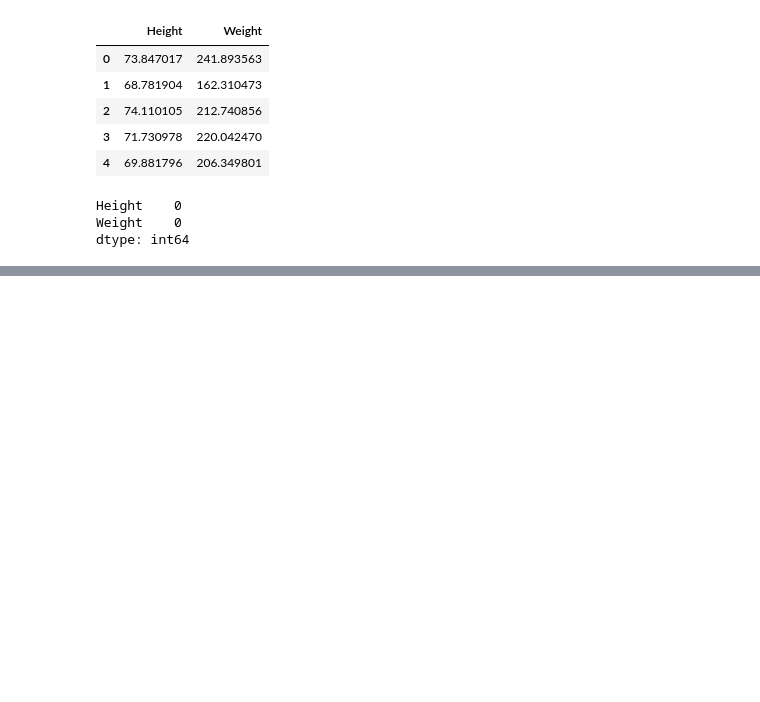
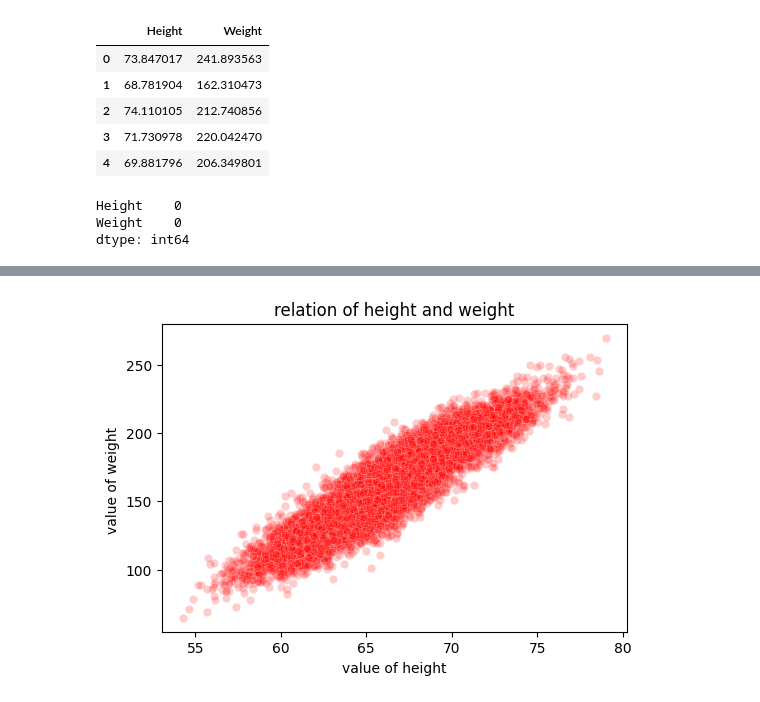
Before and after one commit to SajibSaha3/Weight_prediction, a Jupyter notebook: weight_prediction.ipynb, the cells around one changed output, grey strips where cells are left out. Cells and saved outputs as stored; diff of their text form; code cells hidden in the pictures; blank space fills up the shorter version.

```diff
--- a/weight_prediction.ipynb
+++ b/weight_prediction.ipynb
@@ -28,0 +63,10 @@ dtype: int64
+# %%
+# visualize the data
+plt.figure(figsize=(6,4))
+sns.scatterplot(x= df["Height"], y =df["Weight"], color = "r", alpha=.2)
+plt.xlabel("value of height")
+plt.ylabel("value of weight ")
+plt.title("relation of height and weight")
+plt.show()
+# %% [output]
+[figure, added]
```
Also changed, not shown: parts of 48 cells of this notebook, 5 other files.
